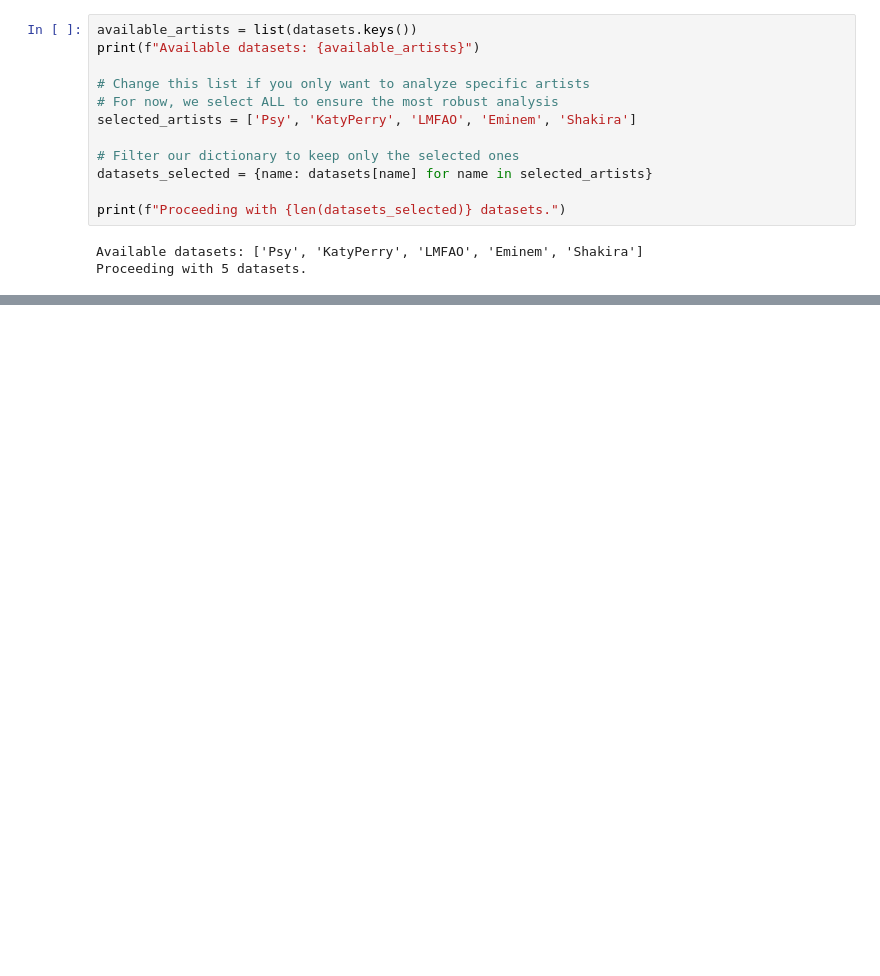
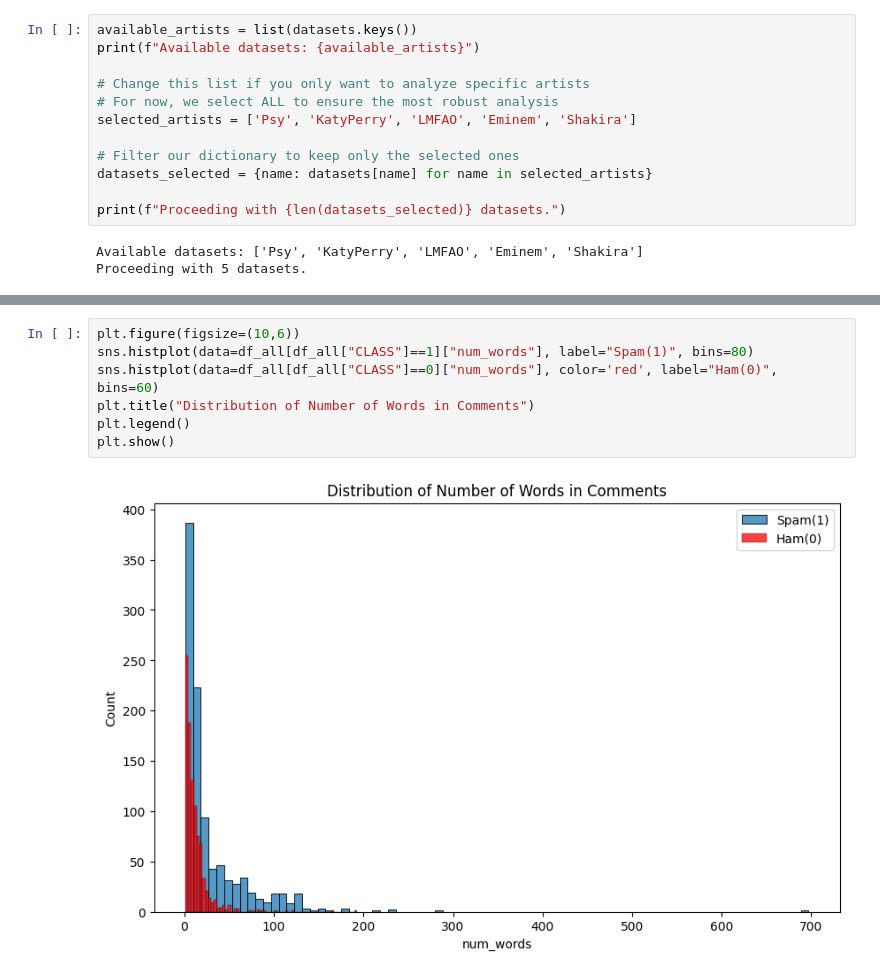
Before and after one commit to lloonnn/YT-Sanitizer, a Jupyter notebook: data_exploration.ipynb, the cells around one changed output, grey strips where cells are left out. Saved outputs shown, nothing was run; the diff lists cells and outputs as text; blank space fills up the shorter version.

```diff
--- a/data_exploration.ipynb
+++ b/data_exploration.ipynb
@@ -379,0 +363,9 @@ X_combined_v2 = hstack([X_text, X_length_scaled])
+# %%
+plt.figure(figsize=(10,6))
+sns.histplot(data=df_all[df_all["CLASS"]==1]["num_words"], label="Spam(1)", bins=80)
+sns.histplot(data=df_all[df_all["CLASS"]==0]["num_words"], color='red', label="Ham(0)", bins=60)
+plt.title("Distribution of Number of Words in Comments")
+plt.legend()
+plt.show()
+# %% [output]
+[figure, added]
```
Also changed, not shown: parts of 50 cells of this notebook, 1 other file.
